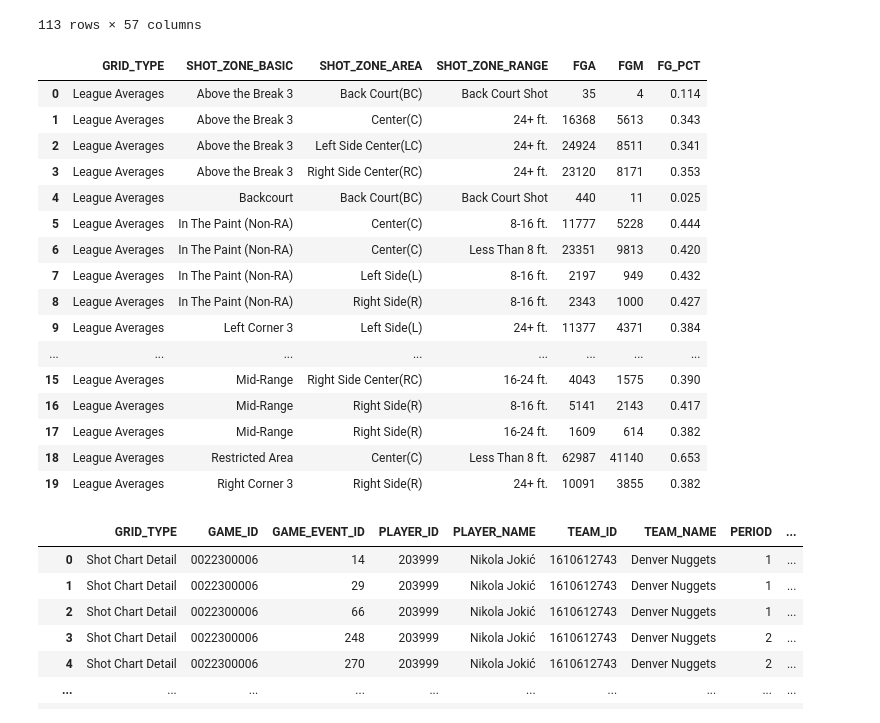
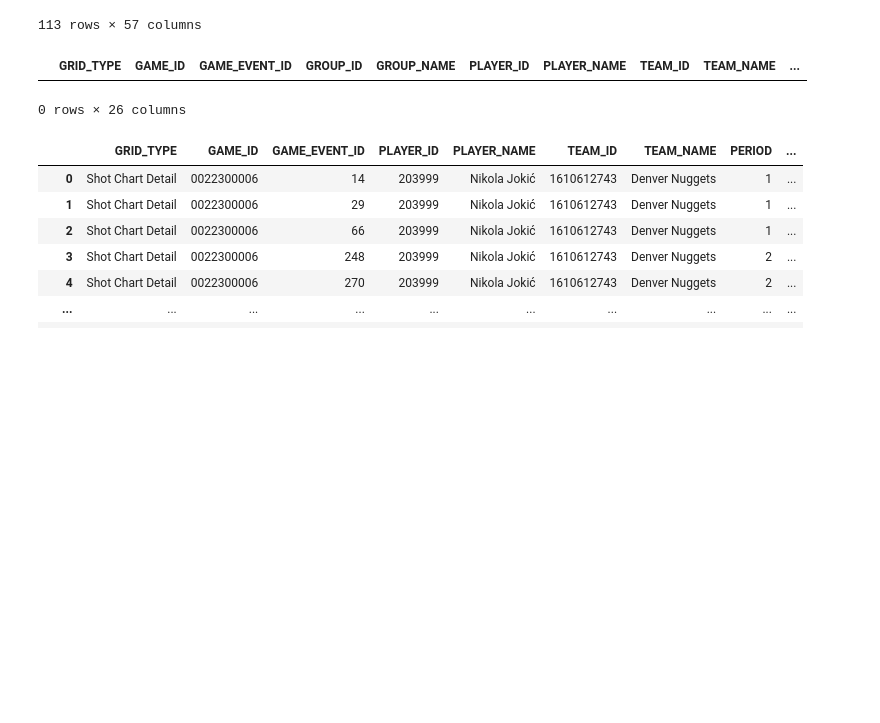
Before and after one commit to yuvalantman/NBA-lineup-archetypes-dashboard, a Jupyter notebook: notebooks/lineups_data_pull.ipynb, the cells around one changed output. Cells and saved outputs as stored; diff of their text form; code cells hidden in the pictures; blank space fills up the shorter version.

```diff
--- a/notebooks/lineups_data_pull.ipynb
+++ b/notebooks/lineups_data_pull.ipynb
@@ -223,30 +223,15 @@ team_gamelog_df
 113 rows × 57 columns
 # %%
 shotchartlineupdetailed = shotchartlineupdetail.ShotChartLineupDetail(
-    context_measure_detailed = 'FGM',
+    context_measure_detailed = 'PTS',
     team_id_nullable=1610612743,
     group_id='-201145-203115-203932-203999-1628420-',
     season="2021-22")
-shotchart_df = shotchartlineupdetailed.get_data_frames()[1]
+shotchart_df = shotchartlineupdetailed.get_data_frames()[0]
 shotchart_df
 # %% [output]
-|  | GRID_TYPE | SHOT_ZONE_BASIC | SHOT_ZONE_AREA | SHOT_ZONE_RANGE | FGA | FGM | FG_PCT |
-| 0 | League Averages | Above the Break 3 | Back Court(BC) | Back Court Shot | 35 | 4 | 0.114 |
-| 1 | League Averages | Above the Break 3 | Center(C) | 24+ ft. | 16368 | 5613 | 0.343 |
-| 2 | League Averages | Above the Break 3 | Left Side Center(LC) | 24+ ft. | 24924 | 8511 | 0.341 |
-| 3 | League Averages | Above the Break 3 | Right Side Center(RC) | 24+ ft. | 23120 | 8171 | 0.353 |
-| 4 | League Averages | Backcourt | Back Court(BC) | Back Court Shot | 440 | 11 | 0.025 |
-| 5 | League Averages | In The Paint (Non-RA) | Center(C) | 8-16 ft. | 11777 | 5228 | 0.444 |
-| 6 | League Averages | In The Paint (Non-RA) | Center(C) | Less Than 8 ft. | 23351 | 9813 | 0.420 |
-| 7 | League Averages | In The Paint (Non-RA) | Left Side(L) | 8-16 ft. | 2197 | 949 | 0.432 |
-| 8 | League Averages | In The Paint (Non-RA) | Right Side(R) | 8-16 ft. | 2343 | 1000 | 0.427 |
-| 9 | League Averages | Left Corner 3 | Left Side(L) | 24+ ft. | 11377 | 4371 | 0.384 |
-| ... | ... | ... | ... | ... | ... | ... | ... |
-| 15 | League Averages | Mid-Range | Right Side Center(RC) | 16-24 ft. | 4043 | 1575 | 0.390 |
-| 16 | League Averages | Mid-Range | Right Side(R) | 8-16 ft. | 5141 | 2143 | 0.417 |
-| 17 | League Averages | Mid-Range | Right Side(R) | 16-24 ft. | 1609 | 614 | 0.382 |
-| 18 | League Averages | Restricted Area | Center(C) | Less Than 8 ft. | 62987 | 41140 | 0.653 |
-| 19 | League Averages | Right Corner 3 | Right Side(R) | 24+ ft. | 10091 | 3855 | 0.382 |
+|  | GRID_TYPE | GAME_ID | GAME_EVENT_ID | GROUP_ID | GROUP_NAME | PLAYER_ID | PLAYER_NAME | TEAM_ID | TEAM_NAME | ... |
+0 rows × 26 columns
 # %%
 from nba_api.stats.endpoints import shotchartdetail
 shotchart = shotchartdetail.ShotChartDetail(
```
Also changed, not shown: 40 other files.
